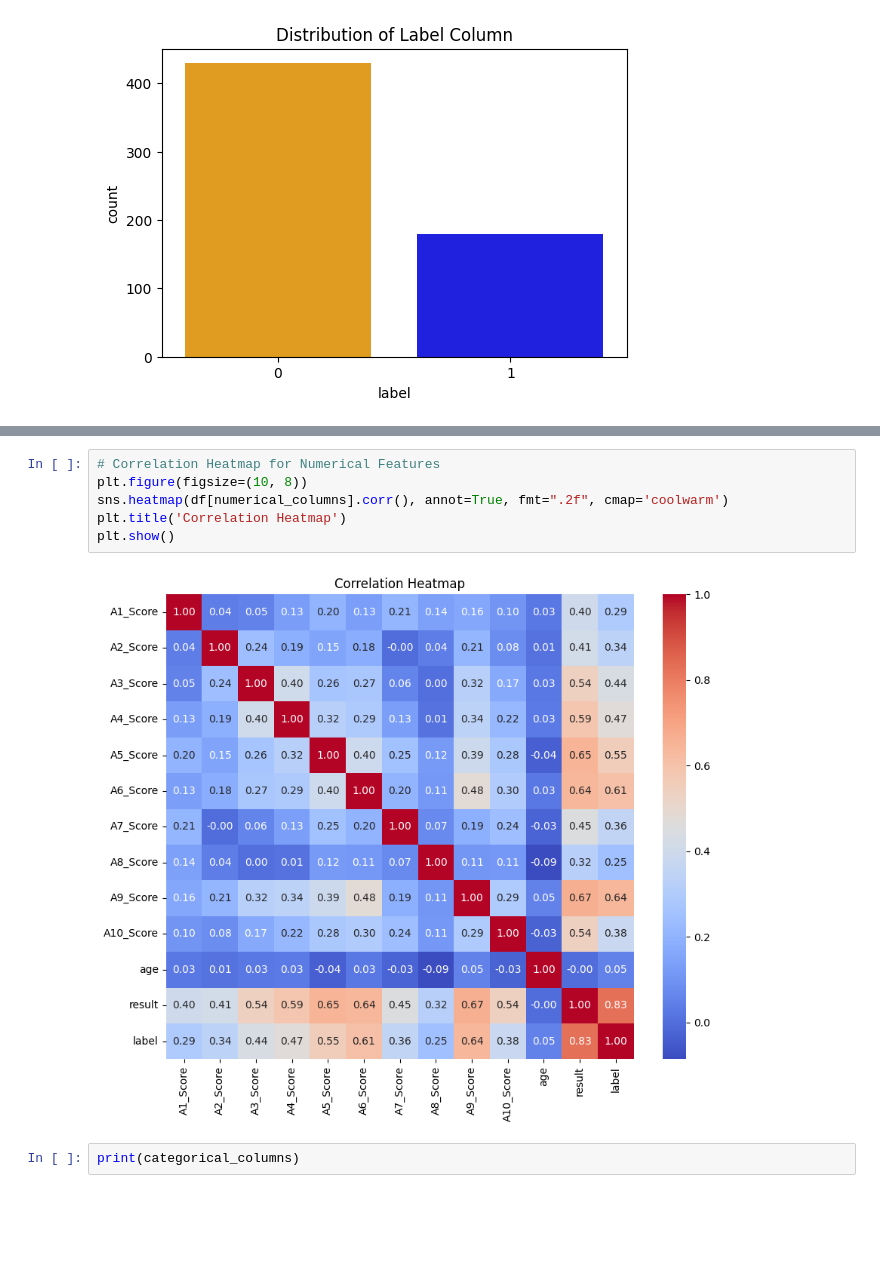
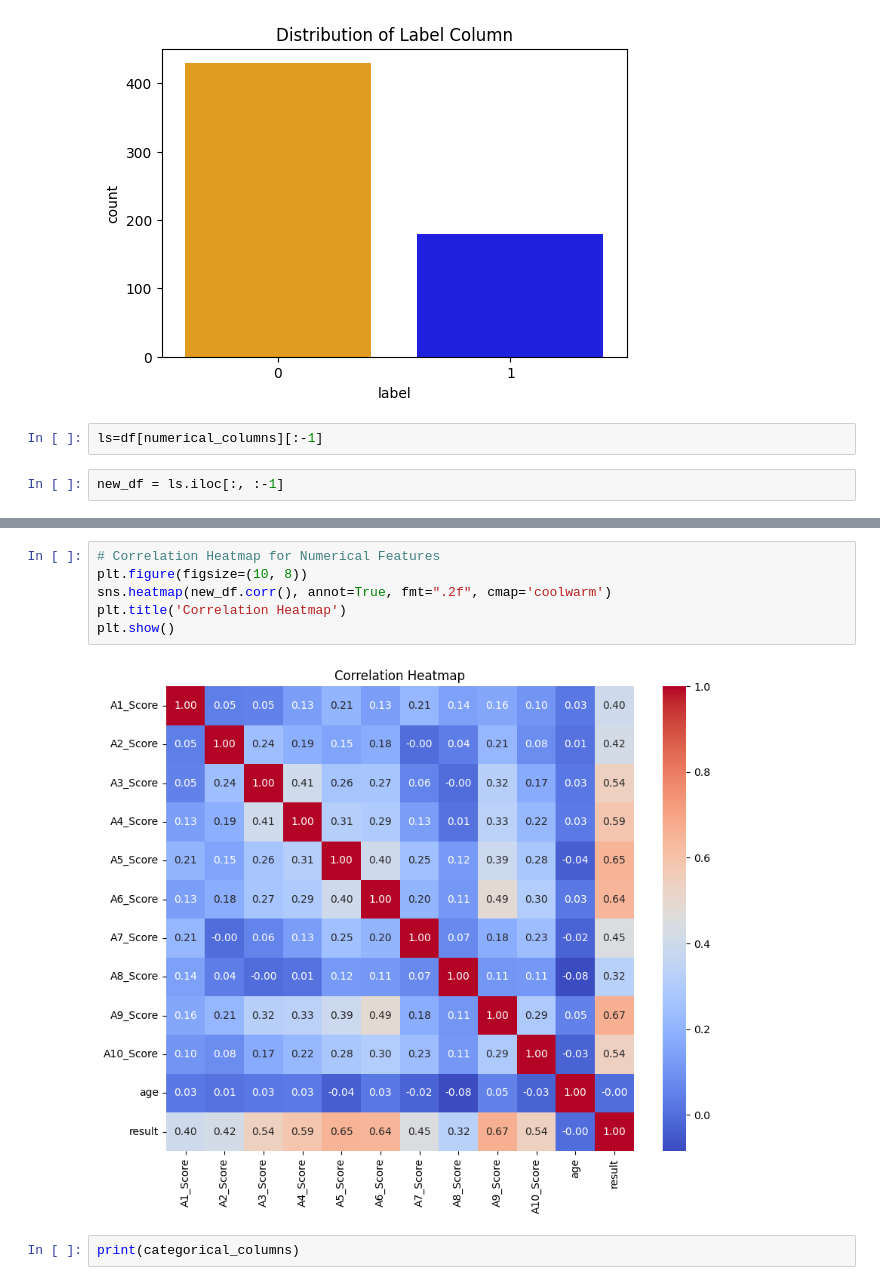
Before and after one commit to konam20513/ASD_classification, a Jupyter notebook: EDA.ipynb, the cells around one changed output, grey strips where cells are left out. Cells and saved outputs as stored; diff of their text form; blank space fills up the shorter version.

```diff
--- a/EDA.ipynb
+++ b/EDA.ipynb
@@ -64,3 +64,7 @@ plt.title('Distribution of Label Column')
 plt.show()
 # %% [output]
 [figure]
+# %%
+ls=df[numerical_columns][:-1]
+# %%
+new_df = ls.iloc[:, :-1]
@@ -67,11 +87,11 @@ plt.show()
 # %%
 # Correlation Heatmap for Numerical Features
 plt.figure(figsize=(10, 8))
-sns.heatmap(df[numerical_columns].corr(), annot=True, fmt=".2f", cmap='coolwarm')
+sns.heatmap(new_df.corr(), annot=True, fmt=".2f", cmap='coolwarm')
 plt.title('Correlation Heatmap')
 plt.show()
 # %% [output]
-[figure, old version]
+[figure, new version]
 # %%
 print(categorical_columns)
 # %% [output]
```
Also changed, not shown: parts of 5 cells of this notebook, 2 other files.
